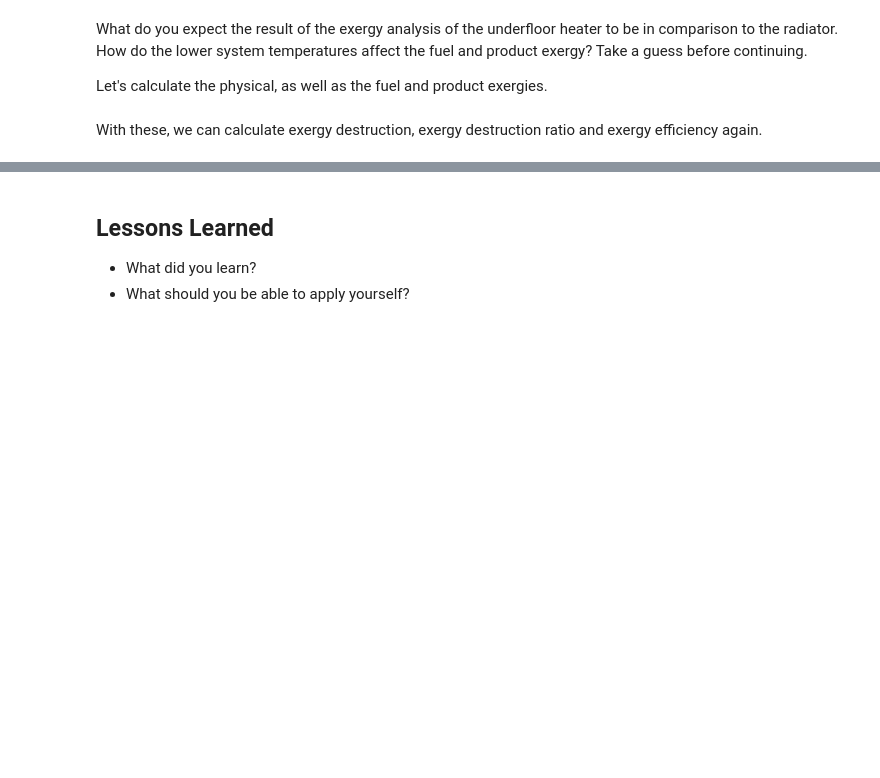
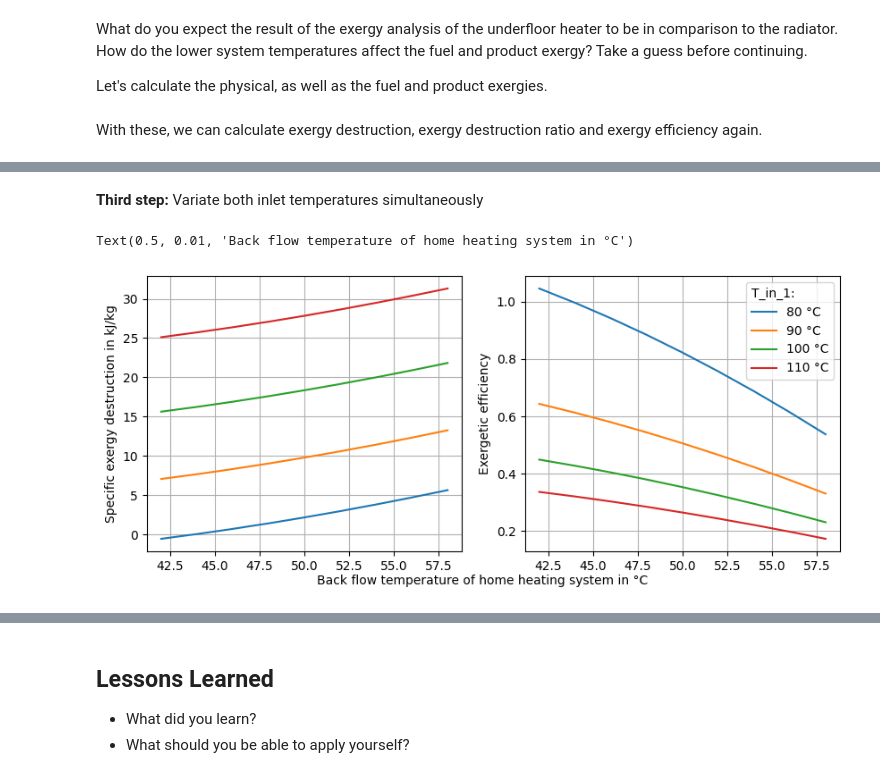
Before and after one commit to fwitte/TESPy_teaching_exergy, a Jupyter notebook: book/single-components/heat-exchanger.ipynb, the cells around one changed output, grey strips where cells are left out. Cells and saved outputs as stored; diff of their text form; code cells hidden in the pictures; blank space fills up the shorter version.

```diff
--- a/book/single-components/heat-exchanger.ipynb
+++ b/book/single-components/heat-exchanger.ipynb
@@ -212,0 +270,41 @@ As we can see, the exergy destruction is lowest, when the cold side's outflow te
+# %% [markdown]
+**Third step:** Variate both inlet temperatures simultaneously
+# %%
+fig, axs = plt.subplots(1, 2, figsize=(10, 4))
+
+for T_in_1 in range(80, 120, 10):
+    h_in_1 = PSI('H', 'P', p_1, 'T', T_in_1+273.15, fluid_1)
+    ex_in_1 = calc_physical_exergy(p_1, h_in_1, p0, T0, fluid_1)
+
+    ex_D_range = list()
+    eta_ex_range = list()
+    T_in_2_range = list()
+    for T_in_2 in range(42, 60, 2):
+        T_in_2_range += [T_in_2]
+        h_in_2 = PSI('H', 'P', p_2, 'T', T_in_2+273.15, fluid_2)
+        ex_in_2 = calc_physical_exergy(p_2, h_in_2, p0, T0, fluid_2)
+
+        ex_F = sum(ex_in_1) - sum(ex_out_1) + ex_in_2[1] - ex_out_2[1]
+        ex_P = ex_out_2[0] - ex_in_2[0]
+        ex_D_range += [(ex_F - ex_P) * 1e-3]
+        eta_ex_range += [ex_P / ex_F]
+
+    axs[0].plot(T_in_2_range, ex_D_range, label=f'{T_in_1:.0f} °C')
+    axs[1].plot(T_in_2_range, eta_ex_range, label=f'{T_in_1:.0f} °C')
+
+axs[0].set_ylabel('Specific exergy destruction in kJ/kg')
+axs[0].grid()
+axs[0].set_axisbelow(True)
+
+axs[1].set_ylabel('Exergetic efficiency')
+axs[1].grid()
+axs[1].set_axisbelow(True)
+axs[1].legend(title='T_in_1:', alignment='left')
+
+fig.supxlabel(
+    'Back flow temperature of home heating system in °C',
+    fontsize='medium'
+    )
+# %% [output]
+Text(0.5, 0.01, 'Back flow temperature of home heating system in °C')
+[figure, added]
```
Also changed, not shown: parts of 40 cells of this notebook.
